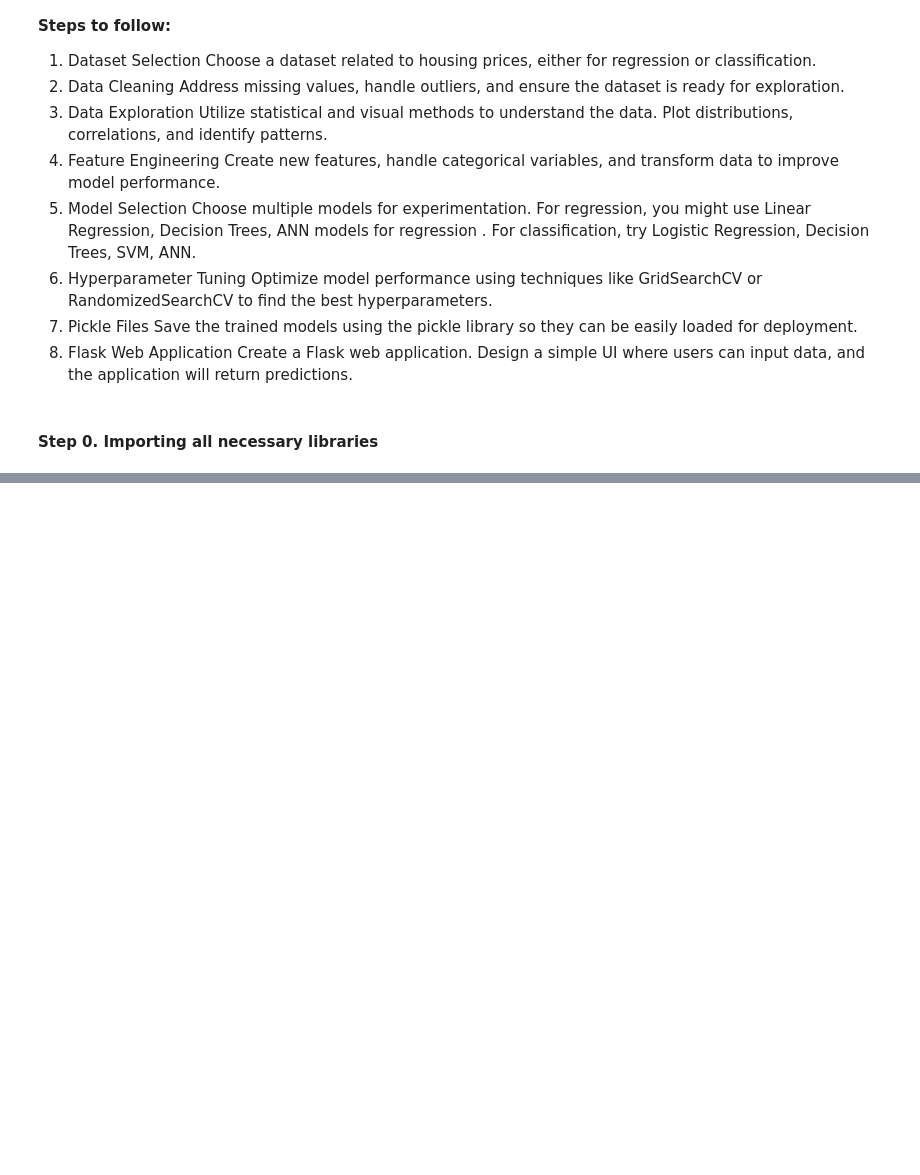
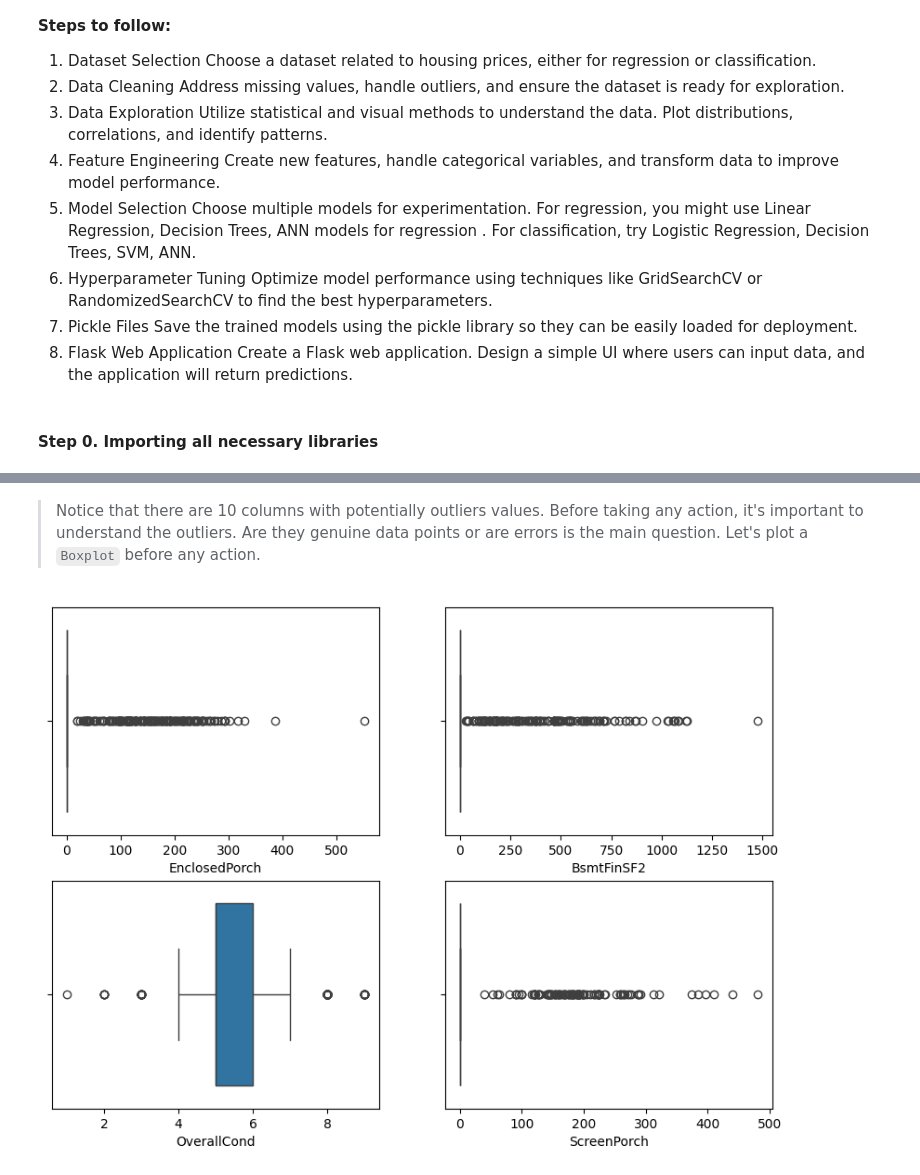
Before and after one commit to CarlosMEbratt/House-Prices---Advanced-Regression, a Jupyter notebook: main.ipynb, the cells around one changed output, grey strips where cells are left out. Drawn from its saved outputs; the diff is of its cells as text; code cells hidden in the pictures; blank space fills up the shorter version.

Commit message:
Added Step 3. Data Exploration Part 1

```diff
--- a/main.ipynb
+++ b/main.ipynb
@@ -47,0 +56,5 @@ simplefilter('ignore', category=UserWarning)
+# %%
+# Now we are reading both the train and test data
+
+df = pd.read_csv('train.csv')
+dftest = pd.read_csv('test.csv')
@@ -47,0 +257,5 @@ simplefilter('ignore', category=UserWarning)
+# %%
+# Dropping the columns with more than 80% missing values
+
+df = df.drop(columns=['PoolQC', 'MiscFeature', 'Alley', 'Fence'])
+df.shape
@@ -47,0 +303,14 @@ simplefilter('ignore', category=UserWarning)
+# %% [markdown]
+> Notice that there are 10 columns with potentially outliers values. Before taking any action, it's important to understand the outliers. Are they genuine data points or are errors is the main question. Let's plot a `Boxplot` before any action.
+# %%
+fig, axes = plt.subplots(2, 2, figsize=(10, 7))
+
+# Creating boxplots without specifying palette
+sns.boxplot(ax=axes[0, 0], data=df, x='EnclosedPorch')
+sns.boxplot(ax=axes[0, 1], data=df, x='BsmtFinSF2')
+sns.boxplot(ax=axes[1, 0], data=df, x='OverallCond')
+sns.boxplot(ax=axes[1, 1], data=df, x='ScreenPorch')
+
+plt.show()
+# %% [output]
+[figure, added]
```
Also changed, not shown: parts of 22 cells of this notebook.
